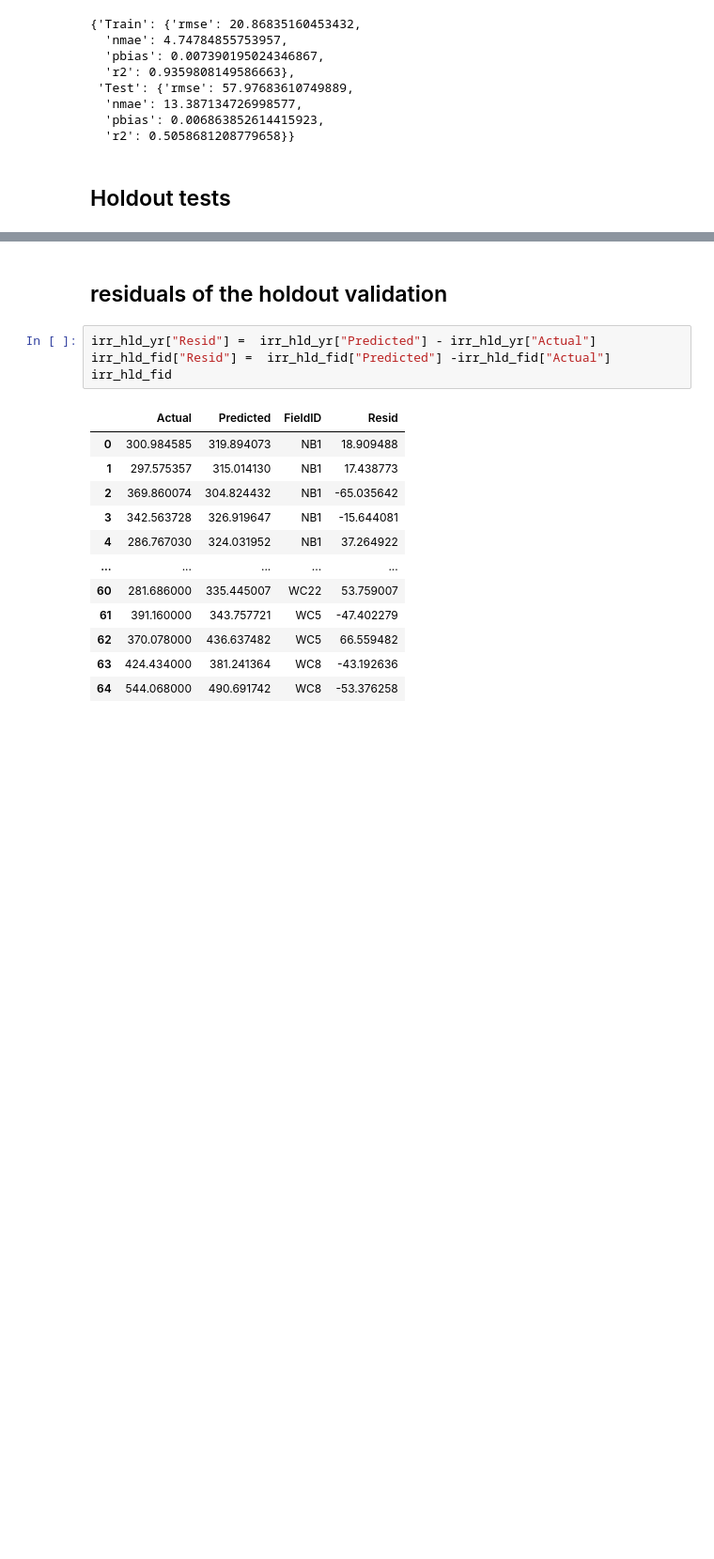
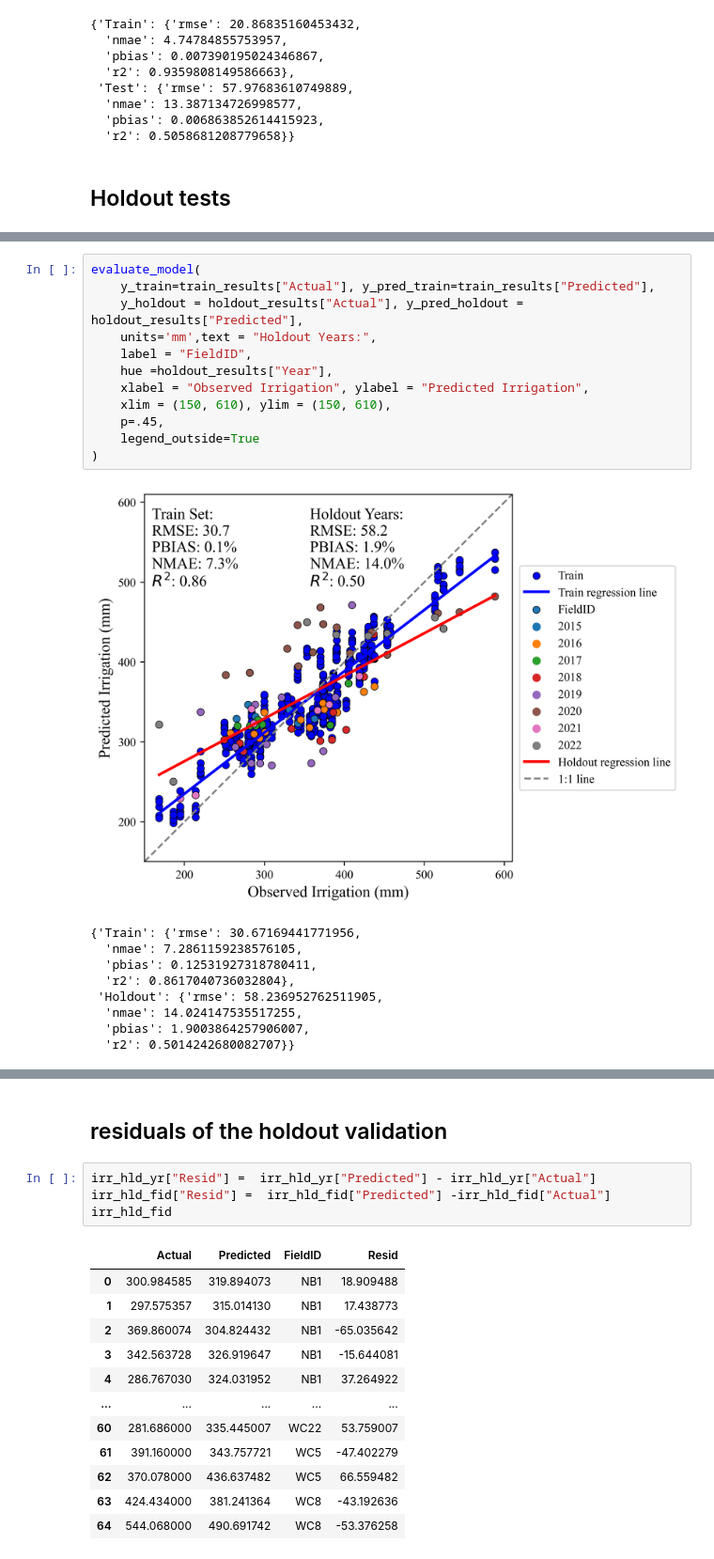
Before and after one commit to mahbub-alt/Crop_Yield_and_Irrigation_Prediction, a Jupyter notebook: Irrigation_Modeling.ipynb, the cells around one changed output, grey strips where cells are left out. Shown at 94% size. Saved outputs shown, nothing was run; the diff lists cells and outputs as text; blank space fills up the shorter version.

```diff
--- a/Irrigation_Modeling.ipynb
+++ b/Irrigation_Modeling.ipynb
@@ -245,6 +243,28 @@ Holdout R2: -0.6
 | 544 | 544.068000 | 512.333679 | 2015 |
 | 545 | 388.874000 | 344.645081 | 2015 |
 546 rows × 3 columns
+# %%
+evaluate_model(
+    y_train=train_results["Actual"], y_pred_train=train_results["Predicted"],
+    y_holdout = holdout_results["Actual"], y_pred_holdout = holdout_results["Predicted"],
+    units='mm',text = "Holdout Years:",
+    label = "FieldID",
+    hue =holdout_results["Year"],
+    xlabel = "Observed Irrigation", ylabel = "Predicted Irrigation",
+    xlim = (150, 610), ylim = (150, 610),
+    p=.45,
+    legend_outside=True
+)
+# %% [output]
+[figure, added]
+{'Train': {'rmse': 30.67169441771956,
+  'nmae': 7.2861159238576105,
+  'pbias': 0.12531927318780411,
+  'r2': 0.8617040736032804},
+ 'Holdout': {'rmse': 58.236952762511905,
+  'nmae': 14.024147535517255,
+  'pbias': 1.9003864257906007,
+  'r2': 0.5014242680082707}}
 # %%
 train_results, test_results, holdout_results = evaluate_xgboost_holdout(
     df=irrig_df,
```
Also changed, not shown: parts of 8 cells of this notebook, 1 other file.
